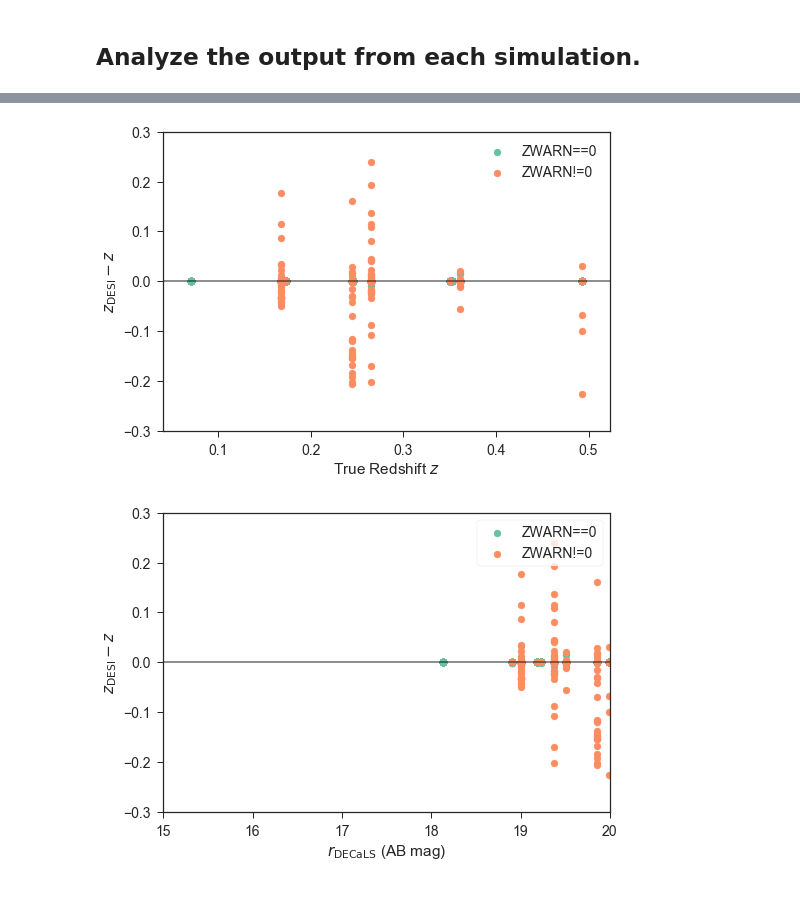
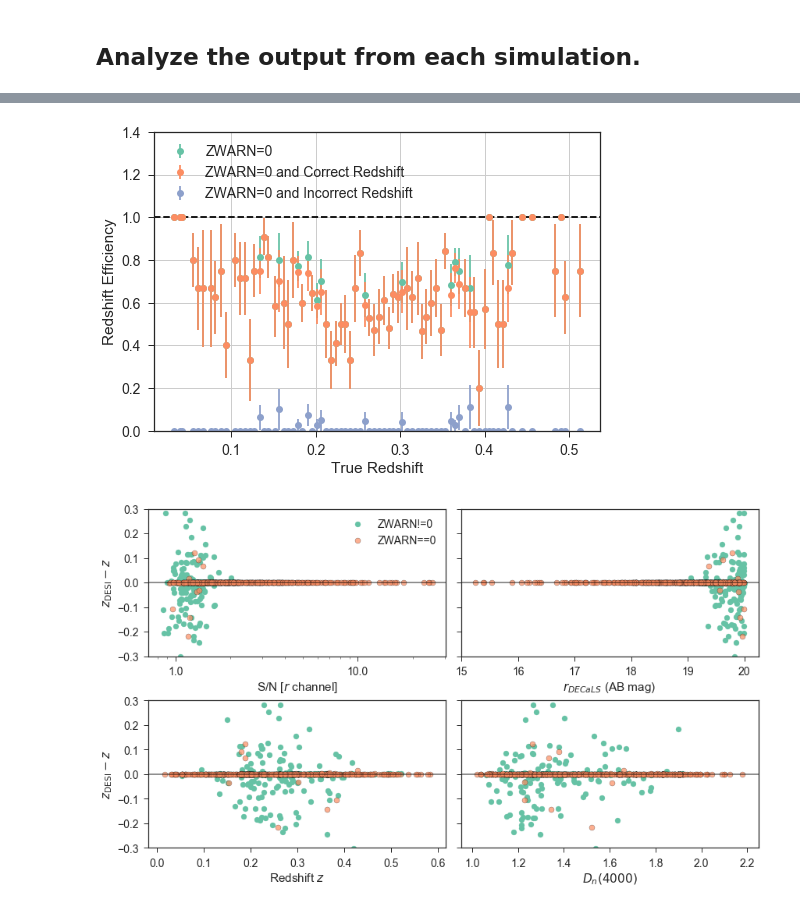
Before and after one commit to desihub/desisim, a Jupyter notebook: doc/nb/bgs-redshift-efficiency.ipynb, the cells around one changed output, grey strips where cells are left out. Drawn from its saved outputs; the diff is of its cells as text; code cells hidden in the pictures.

Commit message:
preliminary results with 1000 spectra

```diff
--- a/doc/nb/bgs-redshift-efficiency.ipynb
+++ b/doc/nb/bgs-redshift-efficiency.ipynb
@@ -217,8 +221,8 @@ sim2 = dict(suffix='sim02',
 # Vary galaxy properties with nominal observing conditions. Split the sample into nsim chunks to avoid memory issues.
 sim1 = dict(suffix='sim01',
             use_mock=True,
-            nsim=3,
-            nspec=10,
+            nsim=10,
+            nspec=100,
             seed=11,
            )
 # %%
@@ -782,0 +674,5 @@ INFO:<ipython-input-43-e234fe7cbb3a>:3:<module>: Reading /Users/ioannis/work/des
+# %%
+def eff(k, n):
+    eff = k / (n + (n==0))
+    efferr = np.sqrt(eff * (1-eff)) / np.sqrt(n+(n==0))
+    return eff, efferr
@@ -783,8 +726,42 @@ INFO:<ipython-input-43-e234fe7cbb3a>:3:<module>: Reading /Users/ioannis/work/des
 # %%
-qa_dzvsz(result)
+qa_redshift_efficiency(result)
 # %% [output]
-[figure, old version]
+[figure, new version]
+# %%
+def qa_dz(res, pngfile=None):
+    """S/N, rmag, g-r, redshift, D(4000), EW(Hbeta)"""
+    from matplotlib.ticker import ScalarFormatter
+
+    z, dz, dzr, s1, s2, s3 = _zstats(res)
+    snr, rmag, gr, d4000, ewhb = res['SNR_R'], res['RMAG'], res['GR'], res['D4000'], res['EWHBETA']
+
+    fig, ax = plt.subplots(2, 2, figsize=(14, 8), sharey=True)
+
+    def _plotit(thisax, xx, xlabel, dolog=False):
+        thisax.scatter(xx[~s1], dz[~s1], label='ZWARN!=0')
+        thisax.scatter(xx[s1], dz[s1], label='ZWARN==0', alpha=0.7, edgecolor='k')
+        thisax.set_xlabel(xlabel)
+        if dolog:
+            thisax.set_xscale('log')
+            thisax.xaxis.set_major_formatter(ScalarFormatter())
+
+    xlabel = (r'S/N [$r$ channel]', r'$r_{DECaLS}$ (AB mag)', 'Redshift $z$', '$D_{n}(4000)$')
+    for thisax, xx, dolog, label in zip(ax.flat, (snr, rmag, z, d4000),
+                                        (1, 0, 0, 0), xlabel):
+
+        _plotit(thisax, xx, label, dolog)
+        thisax.axhline(y=0, ls='-', color='k', alpha=0.5)
+        thisax.set_ylim(-0.3, 0.3)
+
+    ax[0][0].set_ylabel(r'$z_{\rm DESI} - z$')
+    ax[1][0].set_ylabel(r'$z_{\rm DESI} - z$')
+    ax[0][0].legend(loc='upper right')
+
+    plt.subplots_adjust(wspace=0.05, hspace=0.3)
+
+    if pngfile:
+        plt.savefig(pngfile)
 # %%
-qa_magvsz(result)
+qa_dz(result)
 # %% [output]
-[figure, old version]
+[figure, new version]
```
Also changed, not shown: parts of 23 cells of this notebook.
